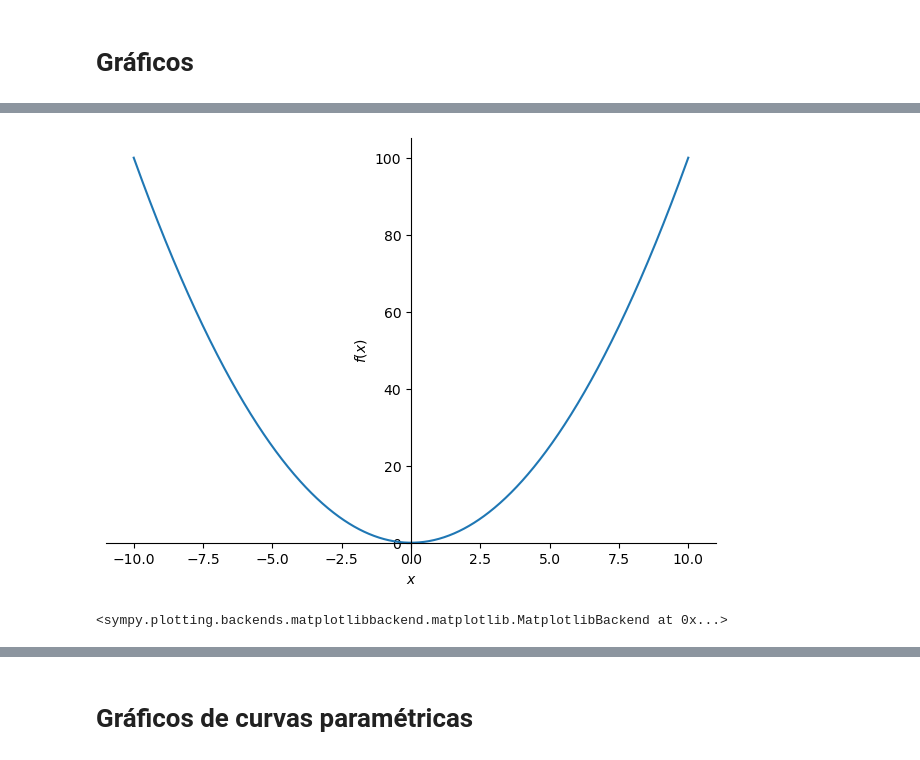
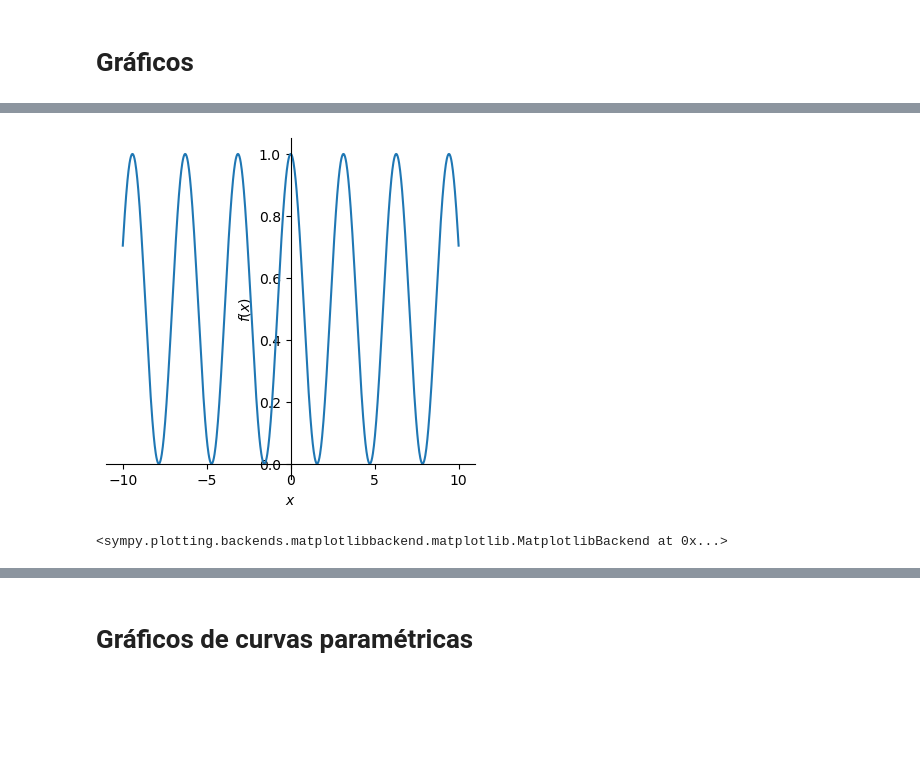
Before and after one commit to ozsp12/math_elementar, a Jupyter notebook: calculo_uma_variavel/introducao_sympy.ipynb, the cells around one changed output, grey strips where cells are left out. Saved outputs shown, nothing was run; the diff lists cells and outputs as text; code cells hidden in the pictures; blank space fills up the shorter version.

```diff
--- a/calculo_uma_variavel/introducao_sympy.ipynb
+++ b/calculo_uma_variavel/introducao_sympy.ipynb
@@ -259,5 +277,5 @@ sym.integrate(sym.exp(-x**2), (x, -sym.oo, sym.oo))
 # %%
-sym.plot(x ** 2)
+sym.plot(sym.cos(x)**2, size = (4,4))
 # %% [output]
-[figure, old version]
+[figure, new version]
 <sympy.plotting.backends.matplotlibbackend.matplotlib.MatplotlibBackend at 0x...>
```
Also changed, not shown: parts of 51 cells of this notebook, 5 other files.
